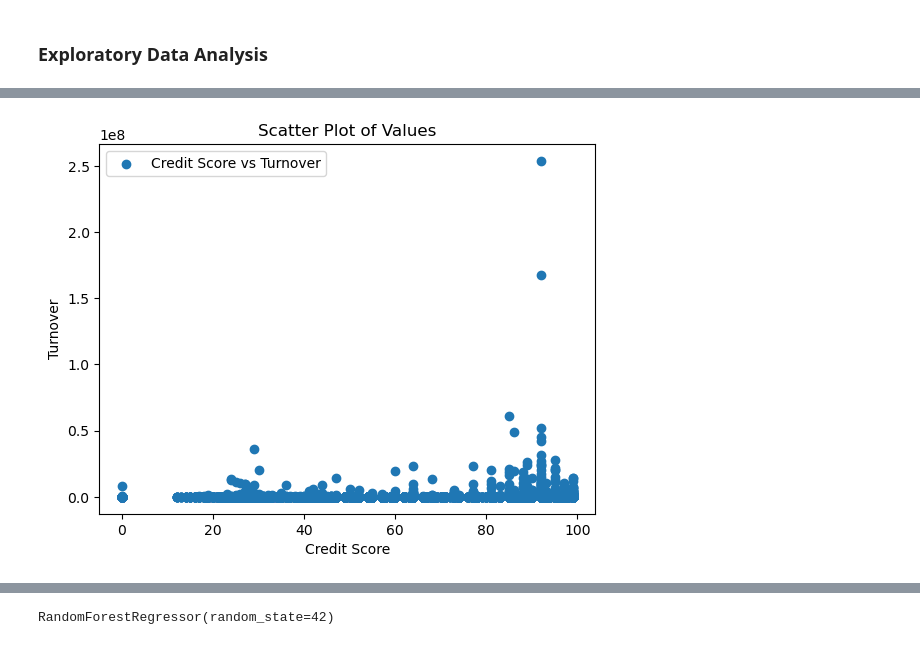
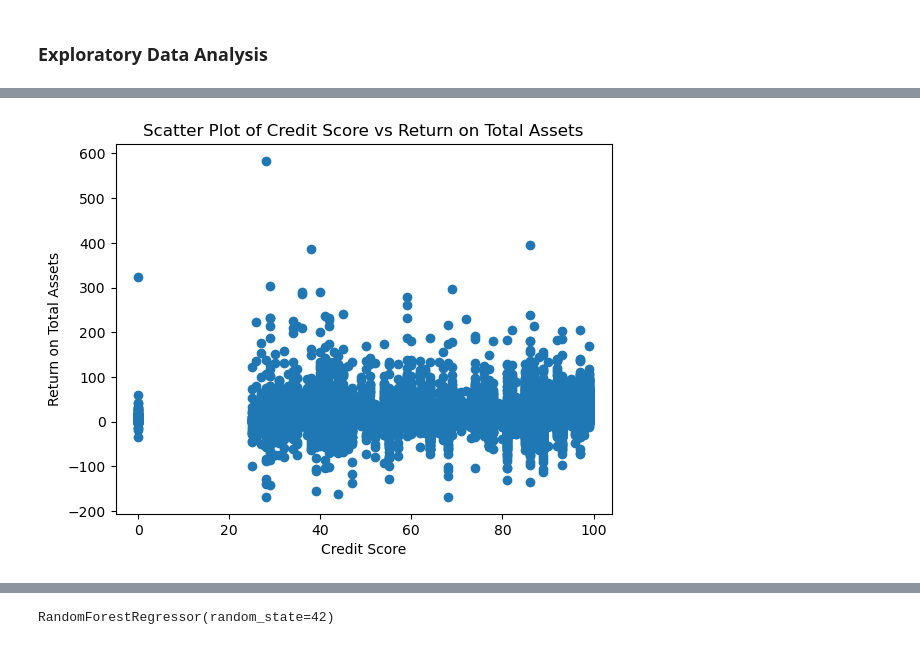
Before and after one commit to syedmohsindaniyalhaider/credit-risk-scoring, a Jupyter notebook: CRS_code.ipynb, the cells around one changed output, grey strips where cells are left out. Drawn from its saved outputs; the diff is of its cells as text; code cells hidden in the pictures.

```diff
--- a/CRS_code.ipynb
+++ b/CRS_code.ipynb
@@ -130,0 +153,7 @@ df1
+# %%
+df1 = df.dropna(subset=['Credit score date'])
+
+na_values = df1[df1.applymap(lambda x: x == 'n.a.').any(axis=1)].index
+df1 = df1.drop(index=na_values)
+
+df1
@@ -131,6 +174,2 @@ df1
 # %%
-df2 = df.copy()
+df2 = df1.copy()
-# %%
-##remove missing values
-df2 = df2.dropna(subset=['Credit score date'])
-df2
@@ -171,9 +196,3 @@ memory usage: 6.7+ MB
-# %%
-# Replace 'n.a.' and 'n.s.' with NaN
-df2.replace(['n.a.', 'n.s.'], float('nan'), inplace=True)
-
-# Convert remaining NaN values to 0
-df2.fillna(0, inplace=True)
 # %%
 # Convert numeric columns to integers
 numeric_columns = df2.select_dtypes(include=['float64', 'int64']).columns
@@ -335,12 +362,11 @@ plt.show()
 # %%
-plt.scatter(df2["Credit score"], df2["Turnover"], label='Credit Score vs Turnover')
+plt.scatter(df2["Credit score"], df2["Return on Total Assets"])
 plt.xlabel('Credit Score')
-plt.ylabel('Turnover')
-plt.title('Scatter Plot of Values')
-plt.legend()
+plt.ylabel('Return on Total Assets')
+plt.title('Scatter Plot of Credit Score vs Return on Total Assets')
 plt.show()
 # %% [output]
-[figure, old version]
+[figure, new version]
 # %%
 sns.histplot(data=df2, x=df2['Credit score'], kde=True)
 plt.title('Histogram of Credit Score')
```
Also changed, not shown: parts of 46 cells of this notebook, 2 other files.
